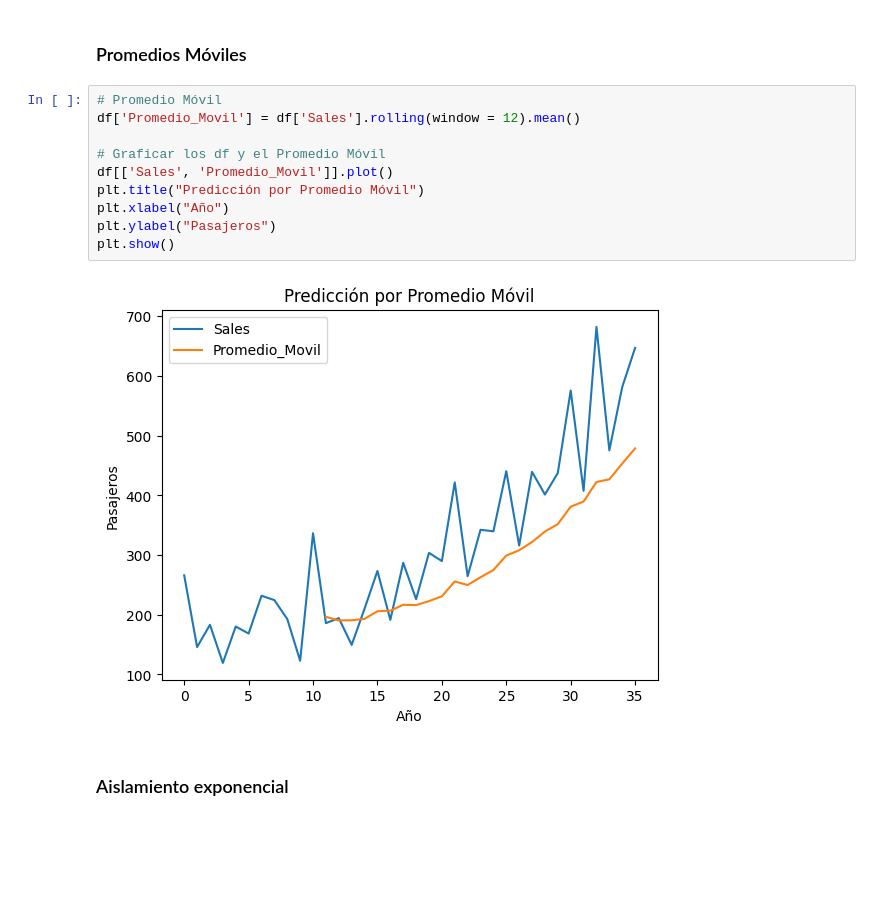
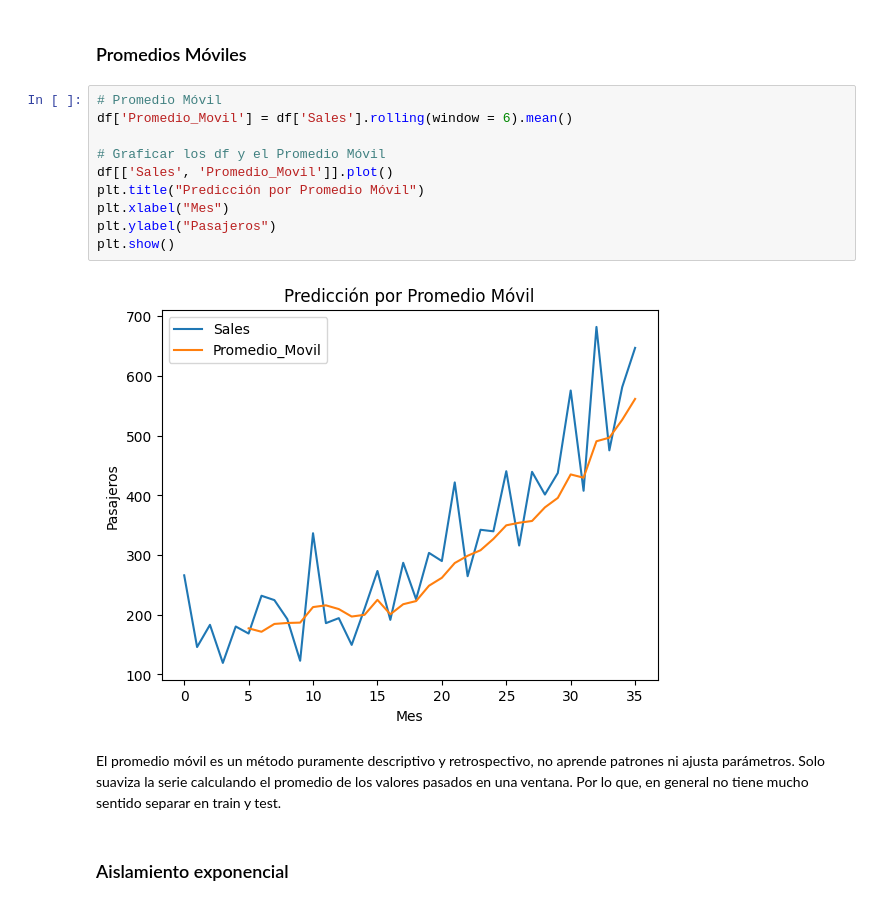
Before and after one commit to Fabiola-cc/Lab1_SeriesDeTiempo, a Jupyter notebook: ST_shampoo.ipynb, the cells around one changed output. Cells and saved outputs as stored; diff of their text form; blank space fills up the shorter version.

```diff
--- a/ST_shampoo.ipynb
+++ b/ST_shampoo.ipynb
@@ -84,15 +74,18 @@ plt.show()
 ### Promedios Móviles
 # %%
 # Promedio Móvil
-df['Promedio_Movil'] = df['Sales'].rolling(window = 12).mean()
+df['Promedio_Movil'] = df['Sales'].rolling(window = 6).mean()
 
 # Graficar los df y el Promedio Móvil
 df[['Sales', 'Promedio_Movil']].plot()
 plt.title("Predicción por Promedio Móvil")
-plt.xlabel("Año")
+plt.xlabel("Mes")
 plt.ylabel("Pasajeros")
 plt.show()
 # %% [output]
-[figure, old version]
+[figure, new version]
+# %% [markdown]
+El promedio móvil es un método puramente descriptivo y retrospectivo, no aprende patrones ni ajusta parámetros. Solo suaviza la serie calculando el promedio de los valores pasados en una ventana.
+Por lo que, en general no tiene mucho sentido separar en train y test.
 # %% [markdown]
 ### Aislamiento exponencial
```
Also changed, not shown: parts of 13 cells of this notebook.
